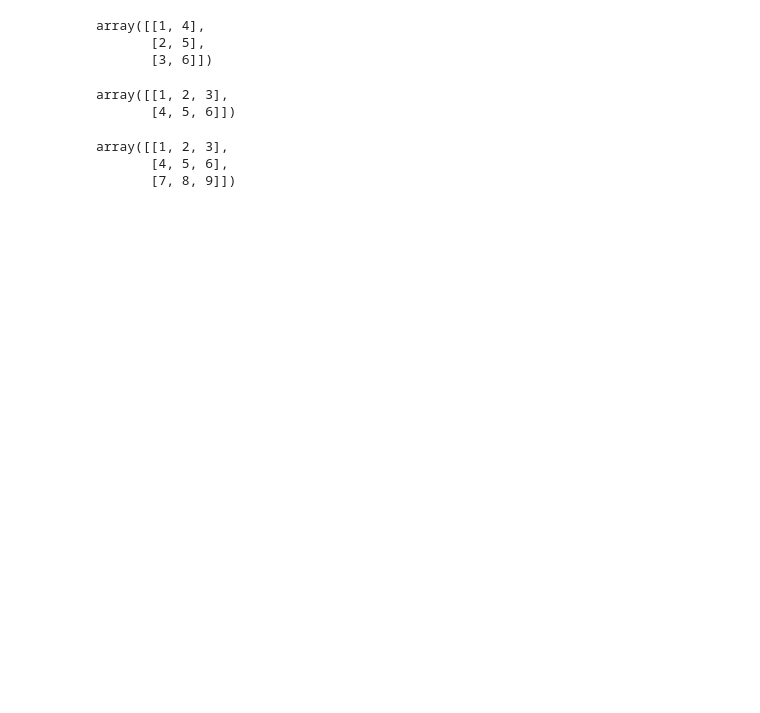
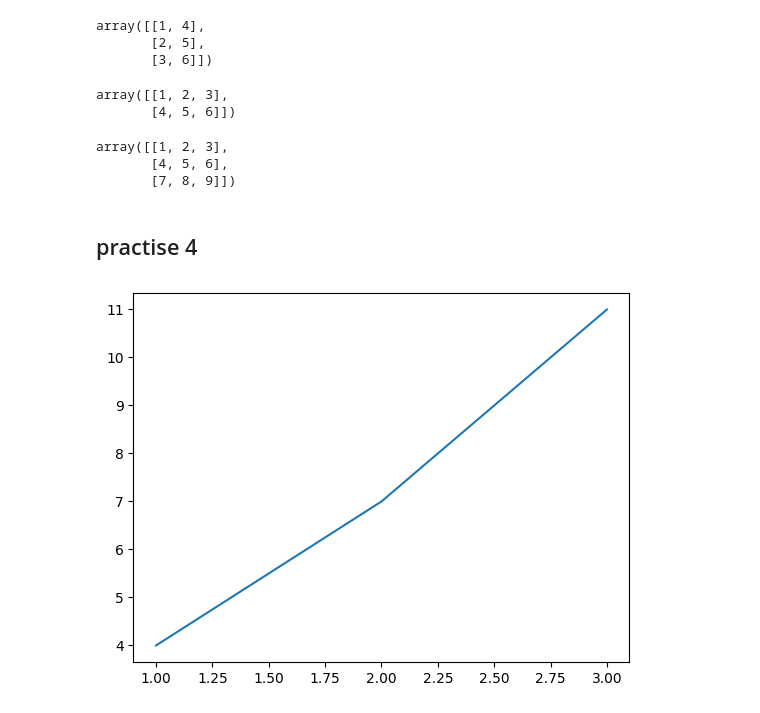
Before and after one commit to depa-tto/Coding-exam-Python, a Jupyter notebook: Practice.ipynb, the cells around one changed output. Saved outputs shown, nothing was run; the diff lists cells and outputs as text; code cells hidden in the pictures; blank space fills up the shorter version.

```diff
--- a/Practice.ipynb
+++ b/Practice.ipynb
@@ -645,3 +645,5 @@ B
 array([[1, 2, 3],
        [4, 5, 6],
        [7, 8, 9]])
+# %% [markdown]
+## practise 4
@@ -647,0 +654,8 @@ array([[1, 2, 3],
+# %%
+x = [1, 2, 3]
+y = [4, 7, 11]
+# %%
+plt.plot(x, y)
+plt.show()
+# %% [output]
+[figure, added]
```
Also changed, not shown: parts of 20 cells of this notebook.
